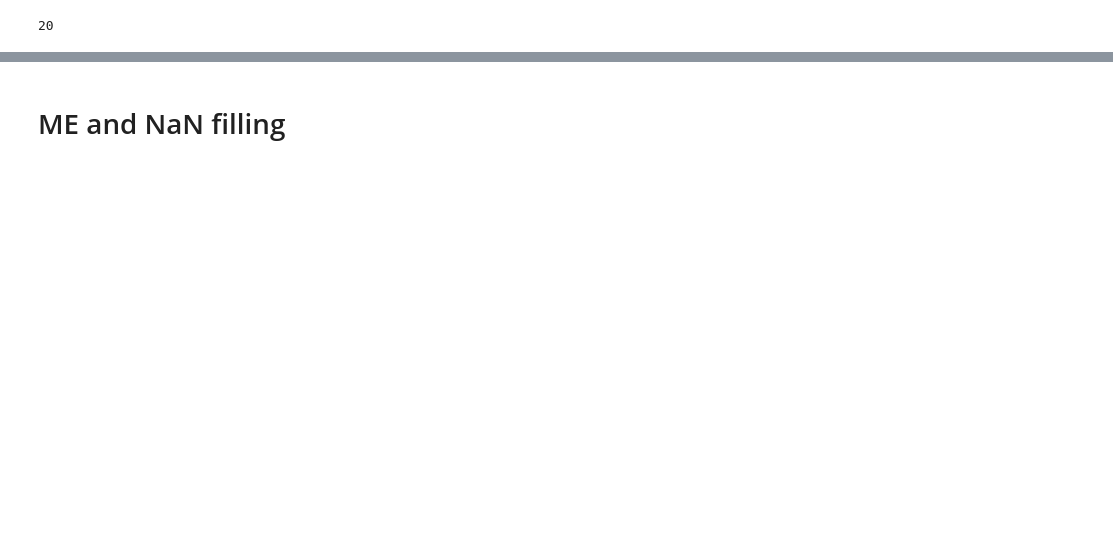
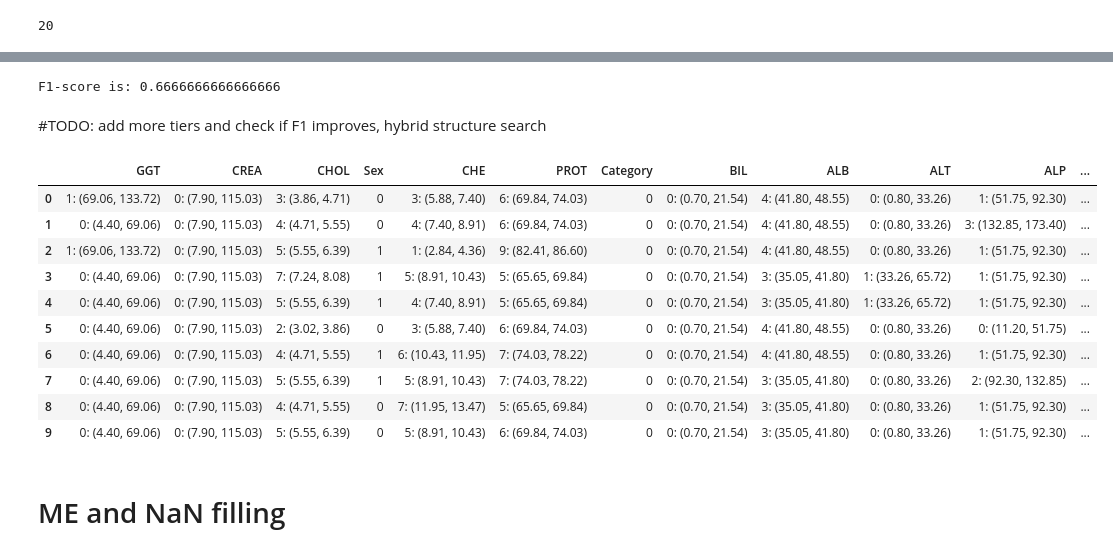
Before and after one commit to monikachudyba/MachineLearningProjects, a Jupyter notebook: HPVBayesNetwork.ipynb, the cells around one changed output, grey strips where cells are left out. Drawn from its saved outputs; the diff is of its cells as text; code cells hidden in the pictures; blank space fills up the shorter version.

```diff
--- a/HPVBayesNetwork.ipynb
+++ b/HPVBayesNetwork.ipynb
@@ -176,16 +508,16 @@ There are several prior distribuitions available in pgmpy, a sensible choice of
 # %%
 model = BayesianNetwork(best_model)
-print('\nLearning CPD using Maximum likelihood estimators')
-model.fit(df,estimator=MaximumLikelihoodEstimator)
+print('\nLearning CPD using Bayesian estimator')
+model.fit(df_discr)
 
 print('\n Inferencing with Bayesian Network:')
 model_infer = VariableElimination(model)
 
-print('\n 1. Probability of Hepatitis given evidence= Age')
-q1=model_infer.query(variables=['Category'],evidence={'Age':64})
+print('\n 1. Probability of Hepatitis given evidence = Age')
+q1 = model_infer.query(variables=['Category'],evidence={'Age': '8: (66.26, 71.68)'})
 print(q1)
 
-print('\n 2. Probability of Hepatitis given evidence= Sex ')
-q2=model_infer.query(variables=['Category'],evidence={'Sex':1})
+print('\n 2. Probability of Hepatitis given evidence = CREA')
+q2 = model_infer.query(variables=['Category'],evidence={'CREA': '1: (115.03, 222.16)'})
 print(q2)
 # %% [output]
@@ -222,2 +575,22 @@ In pgmpy this is known as MAP query. Here’s an example:
+# %%
+print("F1-score is:", f1_score(testY, pred))
+# %% [output]
+F1-score is: 0.6666666666666666
+# %% [markdown]
+#TODO: add more tiers and check if F1 improves, hybrid structure search
+# %%
+model.simulate()
+# %% [output]
+|  | GGT | CREA | CHOL | Sex | CHE | PROT | Category | BIL | ALB | ALT | ALP | ... |
+| 0 | 1: (69.06, 133.72) | 0: (7.90, 115.03) | 3: (3.86, 4.71) | 0 | 3: (5.88, 7.40) | 6: (69.84, 74.03) | 0 | 0: (0.70, 21.54) | 4: (41.80, 48.55) | 0: (0.80, 33.26) | 1: (51.75, 92.30) | ... |
+| 1 | 0: (4.40, 69.06) | 0: (7.90, 115.03) | 4: (4.71, 5.55) | 0 | 4: (7.40, 8.91) | 6: (69.84, 74.03) | 0 | 0: (0.70, 21.54) | 4: (41.80, 48.55) | 0: (0.80, 33.26) | 3: (132.85, 173.40) | ... |
+| 2 | 1: (69.06, 133.72) | 0: (7.90, 115.03) | 5: (5.55, 6.39) | 1 | 1: (2.84, 4.36) | 9: (82.41, 86.60) | 0 | 0: (0.70, 21.54) | 4: (41.80, 48.55) | 0: (0.80, 33.26) | 1: (51.75, 92.30) | ... |
+| 3 | 0: (4.40, 69.06) | 0: (7.90, 115.03) | 7: (7.24, 8.08) | 1 | 5: (8.91, 10.43) | 5: (65.65, 69.84) | 0 | 0: (0.70, 21.54) | 3: (35.05, 41.80) | 1: (33.26, 65.72) | 1: (51.75, 92.30) | ... |
+| 4 | 0: (4.40, 69.06) | 0: (7.90, 115.03) | 5: (5.55, 6.39) | 1 | 4: (7.40, 8.91) | 5: (65.65, 69.84) | 0 | 0: (0.70, 21.54) | 3: (35.05, 41.80) | 1: (33.26, 65.72) | 1: (51.75, 92.30) | ... |
+| 5 | 0: (4.40, 69.06) | 0: (7.90, 115.03) | 2: (3.02, 3.86) | 0 | 3: (5.88, 7.40) | 6: (69.84, 74.03) | 0 | 0: (0.70, 21.54) | 4: (41.80, 48.55) | 0: (0.80, 33.26) | 0: (11.20, 51.75) | ... |
+| 6 | 0: (4.40, 69.06) | 0: (7.90, 115.03) | 4: (4.71, 5.55) | 1 | 6: (10.43, 11.95) | 7: (74.03, 78.22) | 0 | 0: (0.70, 21.54) | 4: (41.80, 48.55) | 0: (0.80, 33.26) | 1: (51.75, 92.30) | ... |
+| 7 | 0: (4.40, 69.06) | 0: (7.90, 115.03) | 5: (5.55, 6.39) | 1 | 5: (8.91, 10.43) | 7: (74.03, 78.22) | 0 | 0: (0.70, 21.54) | 3: (35.05, 41.80) | 0: (0.80, 33.26) | 2: (92.30, 132.85) | ... |
+| 8 | 0: (4.40, 69.06) | 0: (7.90, 115.03) | 4: (4.71, 5.55) | 0 | 7: (11.95, 13.47) | 5: (65.65, 69.84) | 0 | 0: (0.70, 21.54) | 3: (35.05, 41.80) | 0: (0.80, 33.26) | 1: (51.75, 92.30) | ... |
+| 9 | 0: (4.40, 69.06) | 0: (7.90, 115.03) | 5: (5.55, 6.39) | 0 | 5: (8.91, 10.43) | 6: (69.84, 74.03) | 0 | 0: (0.70, 21.54) | 3: (35.05, 41.80) | 0: (0.80, 33.26) | 1: (51.75, 92.30) | ... |
 # %% [markdown]
 # ME and NaN filling
```
Also changed, not shown: parts of 71 cells of this notebook.
